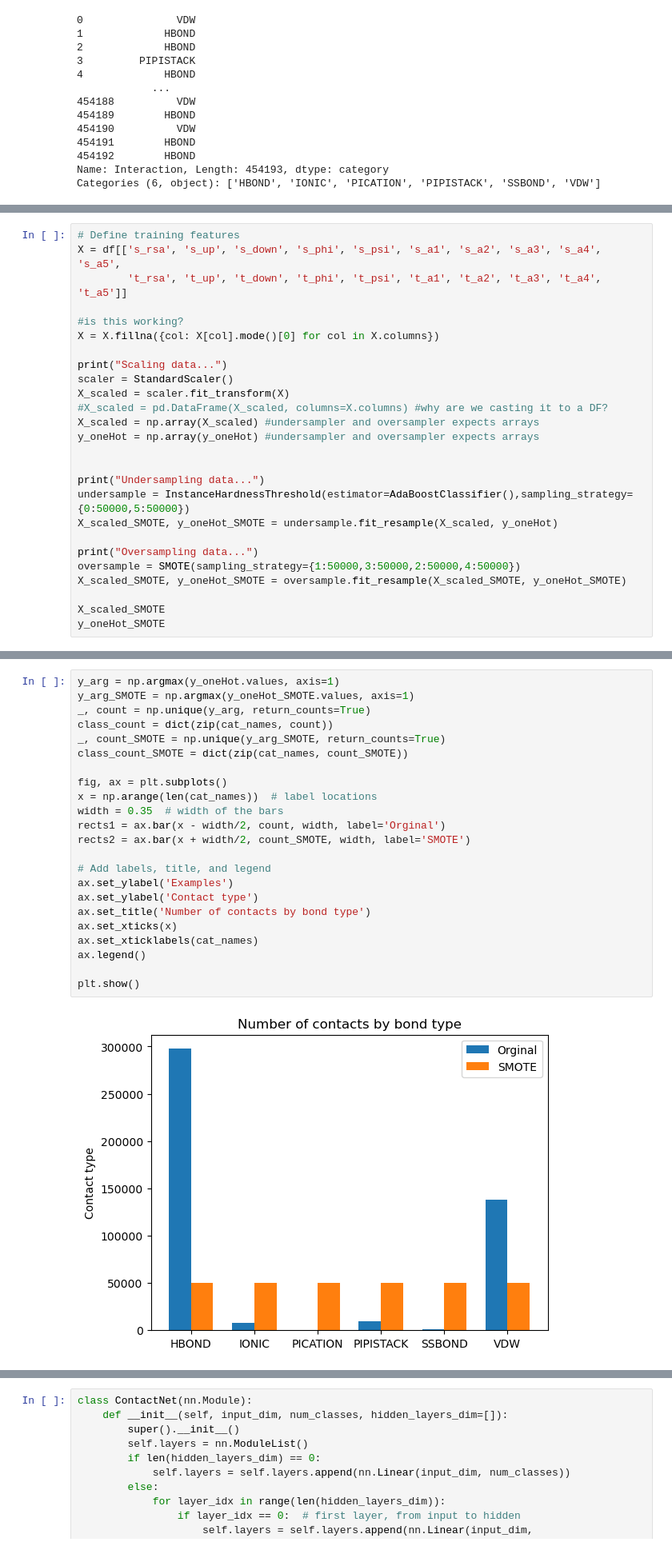
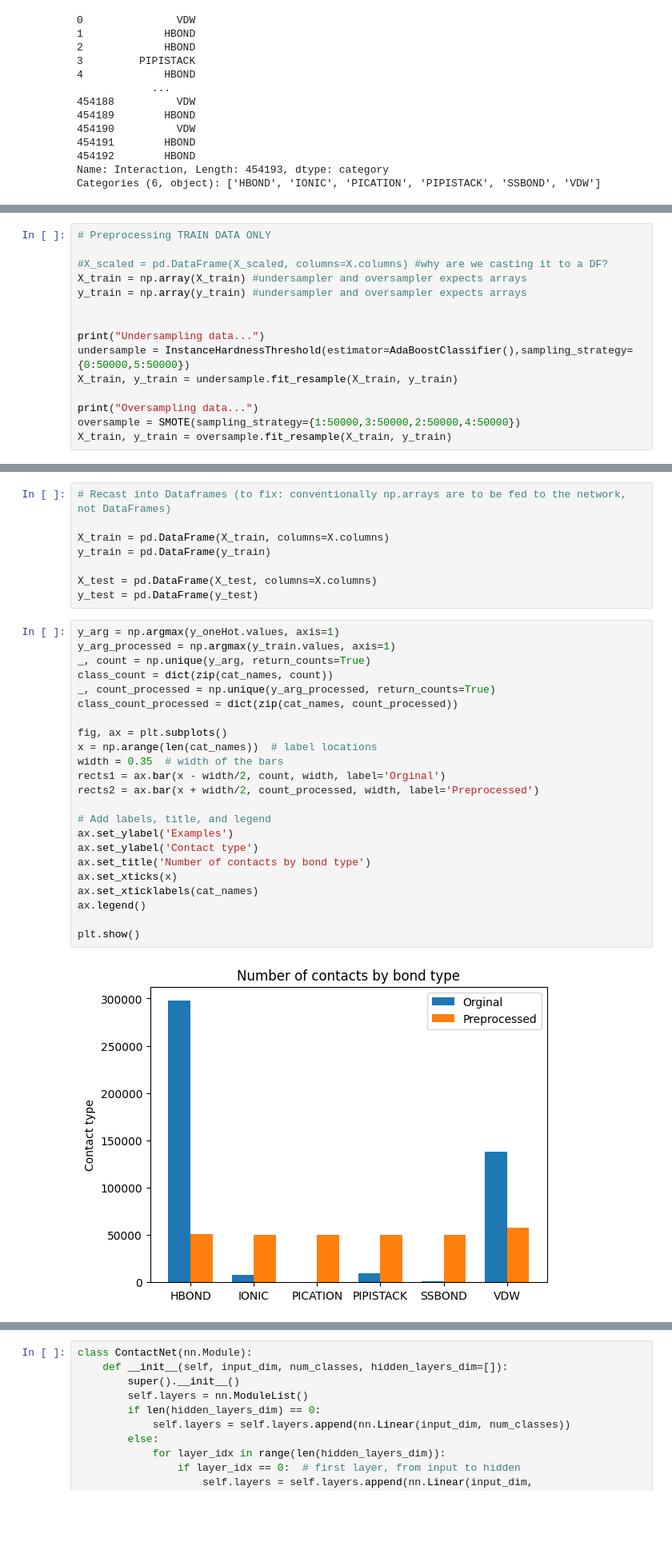
Before and after one commit to TannerAGraves/StructBioInfo, a Jupyter notebook: contacts_classification_scratch.ipynb, the cells around one changed output, grey strips where cells are left out. Shown at 80% size. Saved outputs shown, nothing was run; the diff lists cells and outputs as text; blank space fills up the shorter version.

```diff
--- a/contacts_classification_scratch.ipynb
+++ b/contacts_classification_scratch.ipynb
@@ -111,27 +136,16 @@ Categories (6, object): ['HBOND', 'IONIC', 'PICATION', 'PIPISTACK', 'SSBOND', 'V
 # %%
-# Define training features
-X = df[['s_rsa', 's_up', 's_down', 's_phi', 's_psi', 's_a1', 's_a2', 's_a3', 's_a4', 's_a5',
-        't_rsa', 't_up', 't_down', 't_phi', 't_psi', 't_a1', 't_a2', 't_a3', 't_a4', 't_a5']]
+# Preprocessing TRAIN DATA ONLY
 
-#is this working?
-X = X.fillna({col: X[col].mode()[0] for col in X.columns})
-
-print("Scaling data...")
-scaler = StandardScaler()
-X_scaled = scaler.fit_transform(X)
 #X_scaled = pd.DataFrame(X_scaled, columns=X.columns) #why are we casting it to a DF?
-X_scaled = np.array(X_scaled) #undersampler and oversampler expects arrays
-y_oneHot = np.array(y_oneHot) #undersampler and oversampler expects arrays
+X_train = np.array(X_train) #undersampler and oversampler expects arrays
+y_train = np.array(y_train) #undersampler and oversampler expects arrays
 
 
 print("Undersampling data...")
 undersample = InstanceHardnessThreshold(estimator=AdaBoostClassifier(),sampling_strategy={0:50000,5:50000})
-X_scaled_SMOTE, y_oneHot_SMOTE = undersample.fit_resample(X_scaled, y_oneHot)
+X_train, y_train = undersample.fit_resample(X_train, y_train)
 
 print("Oversampling data...")
 oversample = SMOTE(sampling_strategy={1:50000,3:50000,2:50000,4:50000})
-X_scaled_SMOTE, y_oneHot_SMOTE = oversample.fit_resample(X_scaled_SMOTE, y_oneHot_SMOTE)
-
-X_scaled_SMOTE
-y_oneHot_SMOTE
+X_train, y_train = oversample.fit_resample(X_train, y_train)
 # %% [output]
@@ -148,25 +154,33 @@ array([[1, 0, 0, 0, 0, 0],
+# %%
+# Recast into Dataframes (to fix: conventionally np.arrays are to be fed to the network, not DataFrames)
+
+X_train = pd.DataFrame(X_train, columns=X.columns)
+y_train = pd.DataFrame(y_train)
+
+X_test = pd.DataFrame(X_test, columns=X.columns)
+y_test = pd.DataFrame(y_test)
 # %%
 y_arg = np.argmax(y_oneHot.values, axis=1)
-y_arg_SMOTE = np.argmax(y_oneHot_SMOTE.values, axis=1)
+y_arg_processed = np.argmax(y_train.values, axis=1)
 _, count = np.unique(y_arg, return_counts=True)
 class_count = dict(zip(cat_names, count))
-_, count_SMOTE = np.unique(y_arg_SMOTE, return_counts=True)
-class_count_SMOTE = dict(zip(cat_names, count_SMOTE))
+_, count_processed = np.unique(y_arg_processed, return_counts=True)
+class_count_processed = dict(zip(cat_names, count_processed))
 
 fig, ax = plt.subplots()
 x = np.arange(len(cat_names))  # label locations
 width = 0.35  # width of the bars
 rects1 = ax.bar(x - width/2, count, width, label='Orginal')
-rects2 = ax.bar(x + width/2, count_SMOTE, width, label='SMOTE')
+rects2 = ax.bar(x + width/2, count_processed, width, label='Preprocessed')
 
 # Add labels, title, and legend
 ax.set_ylabel('Examples')
 ax.set_ylabel('Contact type')
 ax.set_title('Number of contacts by bond type')
 ax.set_xticks(x)
 ax.set_xticklabels(cat_names)
 ax.legend()
 
 plt.show()
 # %% [output]
-[figure, old version]
+[figure, new version]
```
Also changed, not shown: parts of 12 cells of this notebook.
